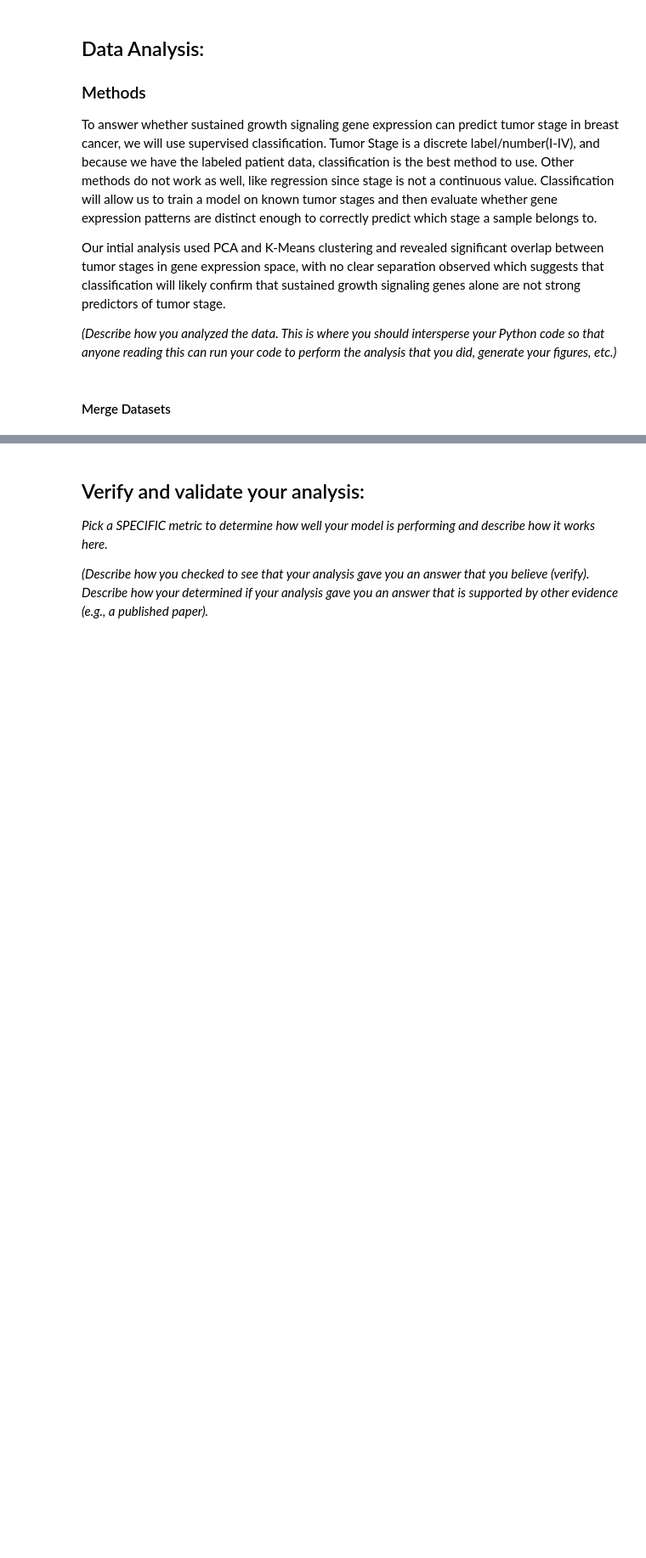
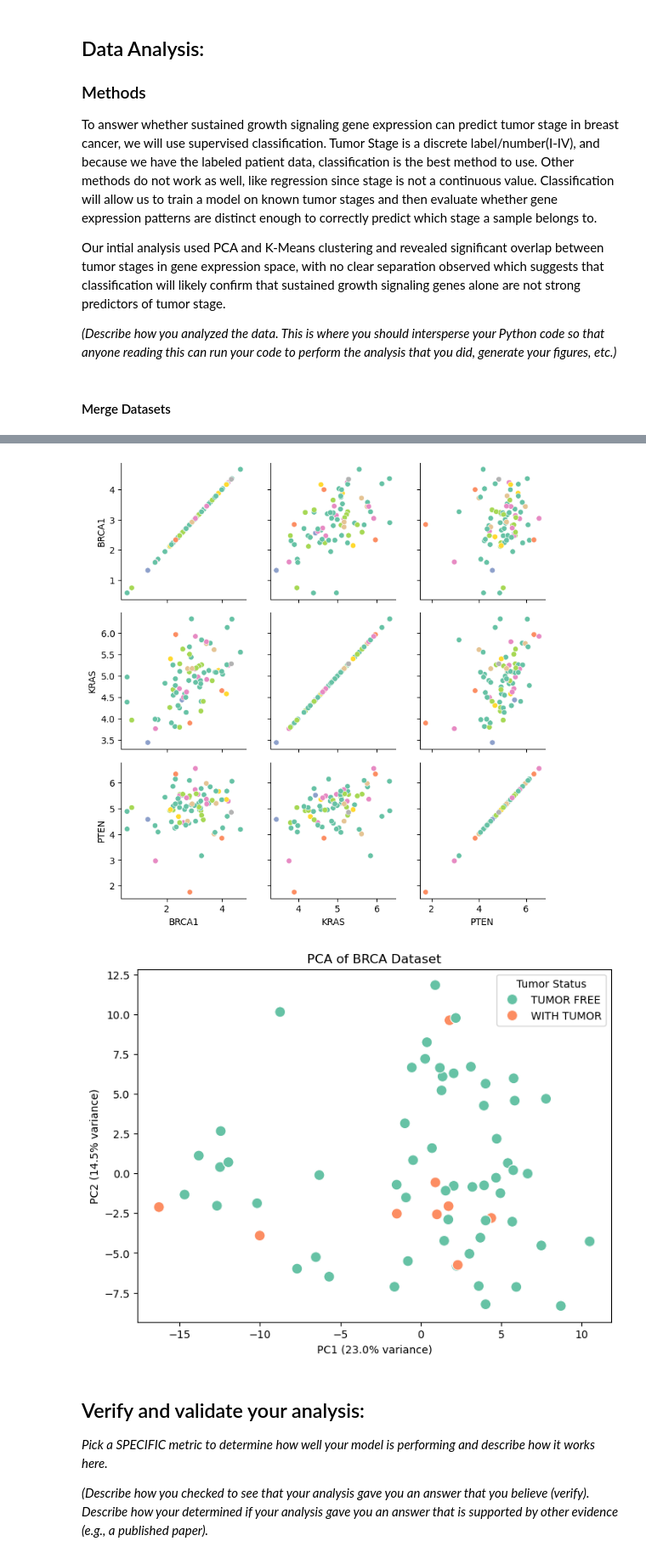
Before and after one commit to isabellaorlando1/Grosso-Orlando-Module-4-Cancer, a Jupyter notebook: code/Module 4 Template.ipynb, the cells around one changed output, grey strips where cells are left out. Shown at 85% size. Saved outputs shown, nothing was run; the diff lists cells and outputs as text; code cells hidden in the pictures; blank space fills up the shorter version.

```diff
--- a/code/Module 4 Template.ipynb
+++ b/code/Module 4 Template.ipynb
@@ -191,9 +191,9 @@ from sklearn.decomposition import PCA
 
 # Load the data
 data = pd.read_csv(
-    r"C:\Users\isabe\Downloads\TRAINING_SET_GSE62944_subsample_log2TPM.csv", index_col=0, header=0)  # can also use larger dataset with more genes
+    r"/Users/christiangrosso/Downloads/TRAINING_SET_GSE62944_subsample_log2TPM.csv", index_col=0, header=0)  # can also use larger dataset with more genes
 metadata_df = pd.read_csv(
-    r'C:\Users\isabe\OneDrive\Documents\BME2315\Grosso-Orlando-Module-4-Cancer\data\TRAINING_SET_GSE62944_metadata.csv', index_col=0, header=0)
+    r'/Users/christiangrosso/Desktop/Comp BME/Grosso-Orlando-Module-4-Cancer/data/TRAINING_SET_GSE62944_metadata.csv', index_col=0, header=0)
 
 # Subset the data for a specific cancer type
 cancer_type = 'BRCA'  # Breast Invasive Carcinoma
@@ -205,7 +205,7 @@ BRCA_data = data[cancer_samples]
 
 # Subset by index (genes)
 ####################################################
-with open(r"C:\Users\isabe\OneDrive\Documents\BME2315\Module-4-Cancer-Grosso-Orlando\Grosso-Orlando-Module-4-Cancer\code\Menyhart_JPA_CancerHallmarks_core.txt","r") as f:
+with open(r"/Users/christiangrosso/Desktop/Comp BME/Grosso-Orlando-Module-4-Cancer/code/Menyhart_JPA_CancerHallmarks_core.txt","r") as f:
     lines = f.readlines()
 
 sp_line = lines[8].split("\t") #line 9 - index 8
@@ -226,7 +226,7 @@ BRCA_gene_data = BRCA_data.loc[gene_list]
 BRCA_metadata = metadata_df.loc[cancer_samples]
 BRCA_merged = BRCA_gene_data.T.merge(
     BRCA_metadata, left_index=True, right_index=True)
-BRCA_merged.to_csv(r"C:\Users\isabe\Downloads\BRCA_merged.csv")
+#BRCA_merged.to_csv(r"/Users/christiangrosso/Downloads/BRCA_merged.csv")
 
 #Show DataFrame
 data = BRCA_merged[gene_list]
@@ -260,3 +260,4 @@ plt.xlabel(f"PC1 ({pca.explained_variance_ratio_[0]*100:.1f}% variance)")
 plt.ylabel(f"PC2 ({pca.explained_variance_ratio_[1]*100:.1f}% variance)")
 plt.legend(title="Tumor Status")
 plt.show()
+# %% [output]
@@ -263,3 +281,5 @@ plt.show()
+[figure, added]
+[figure, added]
 # %% [markdown]
 ## Verify and validate your analysis:
 *Pick a SPECIFIC metric to determine how well your model is performing and describe how it works here.*
```
Also changed, not shown: parts of 1 cell of this notebook, 2 other files.
